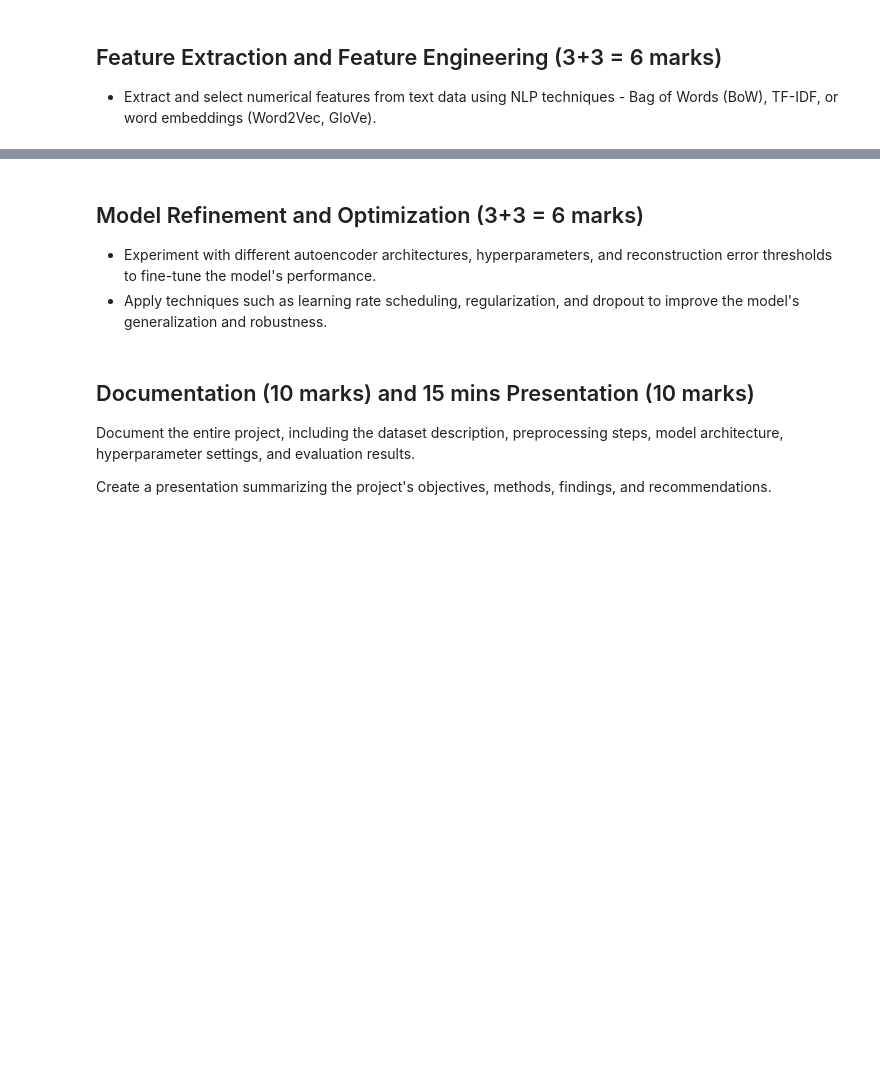
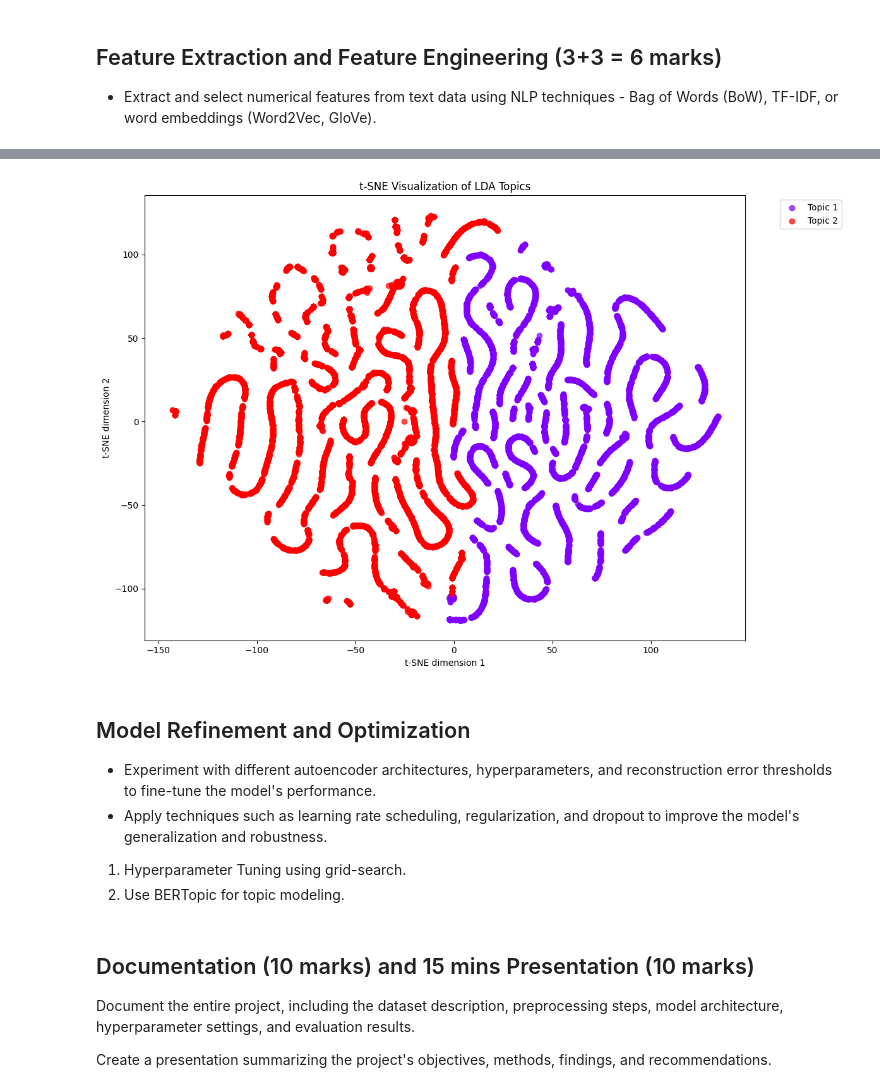
Before and after one commit to innozent/nlp_project2, a Jupyter notebook: Pholsomboon_1254311.ipynb, the cells around one changed output, grey strips where cells are left out. Cells and saved outputs as stored; diff of their text form; code cells hidden in the pictures; blank space fills up the shorter version.

```diff
--- a/Pholsomboon_1254311.ipynb
+++ b/Pholsomboon_1254311.ipynb
@@ -19,0 +214,15 @@
+# %%
+# Print the top 10 words for each topic
+feature_names = bow_vectorizer.get_feature_names_out()
+n_top_words = 10
+
+print(f"Top {n_top_words} words for each topic:")
+for topic_idx, topic in enumerate(lda.components_):
+    # Sort the terms by their importance in this topic
+    top_features_idx = topic.argsort()[:-n_top_words - 1:-1]
+    top_features = [(feature_names[i], topic[i]) for i in top_features_idx]
+
+    # Print topic number and the top words with their scores
+    print(f"\nTopic {topic_idx + 1}:")
+    for word, score in top_features:
+        print(f"  {word}: {score:.4f}")
@@ -20,4 +247,49 @@
+# %%
+
+# Visualize the topics using t-SNE
+from sklearn.manifold import TSNE
+import matplotlib.pyplot as plt
+import matplotlib.cm as cm
+
+# Transform the data
+lda_output = lda.transform(X_train)
+
+# Create t-SNE model
+tsne = TSNE(n_components=2, random_state=RANDOM_STATE, perplexity=30, max_iter=1000)
+tsne_results = tsne.fit_transform(lda_output)
+
+# Create a scatter plot
+plt.figure(figsize=(12, 8))
+colors = cm.rainbow(np.linspace(0, 1, best_num_topics))
+
+# Get the dominant topic for each document
+dominant_topics = np.argmax(lda_output, axis=1)
+
+# Plot each document colored by its dominant topic
+for topic_idx in range(best_num_topics):
+    # Get indices of documents with this dominant topic
+    indices = np.where(dominant_topics == topic_idx)[0]
+    plt.scatter(
+        tsne_results[indices, 0],
+        tsne_results[indices, 1],
+        c=[colors[topic_idx]],
+        label=f'Topic {topic_idx+1}',
+        alpha=0.7
+    )
+
+plt.title('t-SNE Visualization of LDA Topics')
+plt.xlabel('t-SNE dimension 1')
+plt.ylabel('t-SNE dimension 2')
+plt.legend(bbox_to_anchor=(1.05, 1), loc='upper left')
+plt.tight_layout()
+plt.show()
+# %% [output]
+[figure, added]
 # %% [markdown]
-## Model Refinement and Optimization (3+3 = 6 marks)
+## Model Refinement and Optimization
 - Experiment with different autoencoder architectures, hyperparameters, and reconstruction error thresholds to fine-tune the model's performance.
 - Apply techniques such as learning rate scheduling, regularization, and dropout to improve the model's generalization and robustness.
+
+
+1. Hyperparameter Tuning using grid-search.
+2. Use BERTopic for topic modeling.
```
Also changed, not shown: parts of 14 cells of this notebook, 1 other file.
